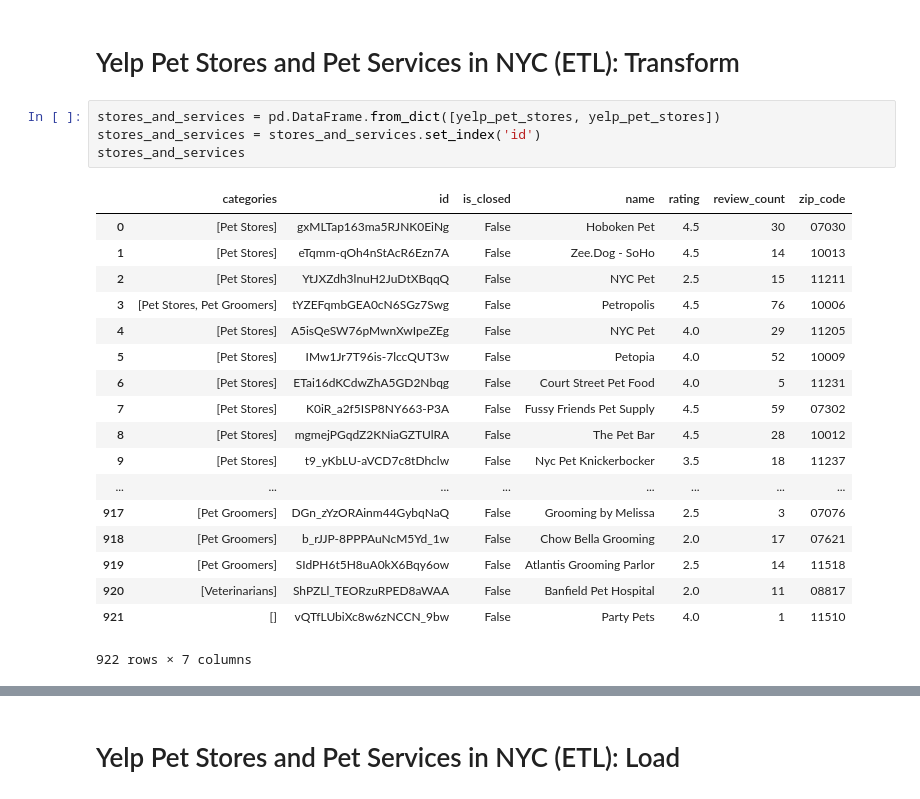
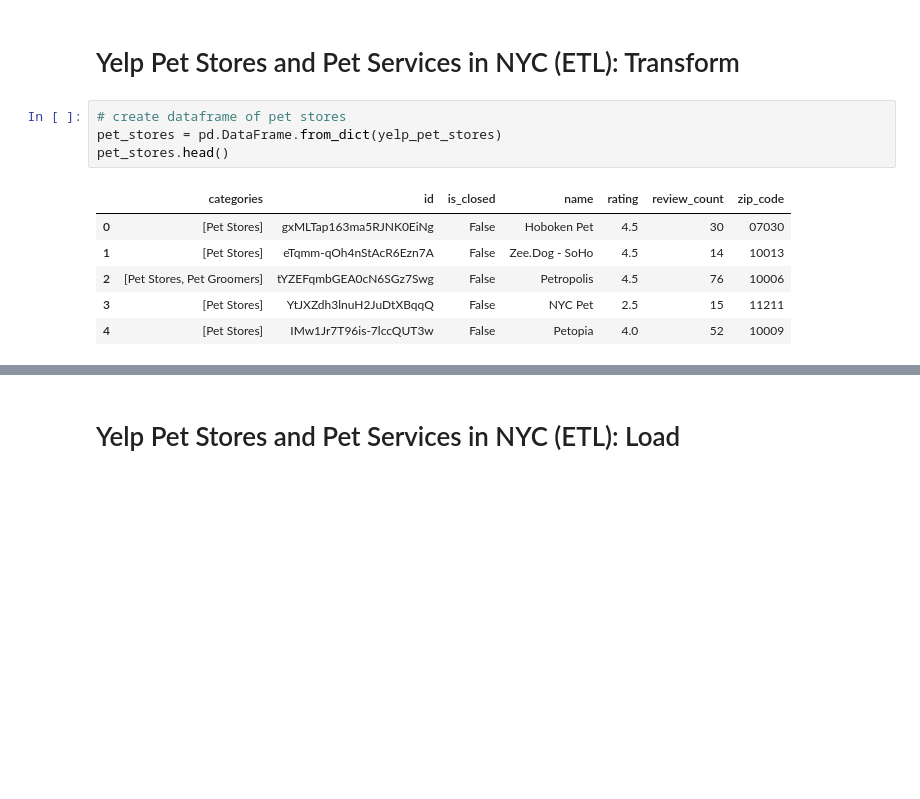
Before and after one commit to acdick/framing_data_with_dataframes, a Jupyter notebook: Source/02_Pet_Stores_and_Services.ipynb, the cells around one changed output, grey strips where cells are left out. Saved outputs shown, nothing was run; the diff lists cells and outputs as text; blank space fills up the shorter version.

```diff
--- a/Source/02_Pet_Stores_and_Services.ipynb
+++ b/Source/02_Pet_Stores_and_Services.ipynb
@@ -93,25 +115,13 @@ yelp_pet_services = call_yelp(pet_services, location, search_max)
 # %% [markdown]
 # Yelp Pet Stores and Pet Services in NYC (ETL): Transform
-# %%
-stores_and_services = pd.DataFrame.from_dict([yelp_pet_stores, yelp_pet_stores])
-stores_and_services = stores_and_services.set_index('id')
-stores_and_services
-# %% [output]
-|  | categories | id | is_closed | name | rating | review_count | zip_code |
-| 0 | [Pet Stores] | gxMLTap163ma5RJNK0EiNg | False | Hoboken Pet | 4.5 | 30 | 07030 |
-| 1 | [Pet Stores] | eTqmm-qOh4nStAcR6Ezn7A | False | Zee.Dog - SoHo | 4.5 | 14 | 10013 |
-| 2 | [Pet Stores] | YtJXZdh3lnuH2JuDtXBqqQ | False | NYC Pet | 2.5 | 15 | 11211 |
-| 3 | [Pet Stores, Pet Groomers] | tYZEFqmbGEA0cN6SGz7Swg | False | Petropolis | 4.5 | 76 | 10006 |
-| 4 | [Pet Stores] | A5isQeSW76pMwnXwIpeZEg | False | NYC Pet | 4.0 | 29 | 11205 |
-| 5 | [Pet Stores] | IMw1Jr7T96is-7lccQUT3w | False | Petopia | 4.0 | 52 | 10009 |
-| 6 | [Pet Stores] | ETai16dKCdwZhA5GD2Nbqg | False | Court Street Pet Food | 4.0 | 5 | 11231 |
-| 7 | [Pet Stores] | K0iR_a2f5ISP8NY663-P3A | False | Fussy Friends Pet Supply | 4.5 | 59 | 07302 |
-| 8 | [Pet Stores] | mgmejPGqdZ2KNiaGZTUlRA | False | The Pet Bar | 4.5 | 28 | 10012 |
-| 9 | [Pet Stores] | t9_yKbLU-aVCD7c8tDhclw | False | Nyc Pet Knickerbocker | 3.5 | 18 | 11237 |
-| ... | ... | ... | ... | ... | ... | ... | ... |
-| 917 | [Pet Groomers] | DGn_zYzORAinm44GybqNaQ | False | Grooming by Melissa | 2.5 | 3 | 07076 |
-| 918 | [Pet Groomers] | b_rJJP-8PPPAuNcM5Yd_1w | False | Chow Bella Grooming | 2.0 | 17 | 07621 |
-| 919 | [Pet Groomers] | SIdPH6t5H8uA0kX6Bqy6ow | False | Atlantis Grooming Parlor | 2.5 | 14 | 11518 |
-| 920 | [Veterinarians] | ShPZLl_TEORzuRPED8aWAA | False | Banfield Pet Hospital | 2.0 | 11 | 08817 |
-| 921 | [] | vQTfLUbiXc8w6zNCCN_9bw | False | Party Pets | 4.0 | 1 | 11510 |
-922 rows × 7 columns
+# %%
+# create dataframe of pet stores
+pet_stores = pd.DataFrame.from_dict(yelp_pet_stores)
+pet_stores.head()
+# %% [output]
+|  | categories | id | is_closed | name | rating | review_count | zip_code |
+| 0 | [Pet Stores] | gxMLTap163ma5RJNK0EiNg | False | Hoboken Pet | 4.5 | 30 | 07030 |
+| 1 | [Pet Stores] | eTqmm-qOh4nStAcR6Ezn7A | False | Zee.Dog - SoHo | 4.5 | 14 | 10013 |
+| 2 | [Pet Stores, Pet Groomers] | tYZEFqmbGEA0cN6SGz7Swg | False | Petropolis | 4.5 | 76 | 10006 |
+| 3 | [Pet Stores] | YtJXZdh3lnuH2JuDtXBqqQ | False | NYC Pet | 2.5 | 15 | 11211 |
+| 4 | [Pet Stores] | IMw1Jr7T96is-7lccQUT3w | False | Petopia | 4.0 | 52 | 10009 |
```
Also changed, not shown: parts of 18 cells of this notebook, 1 other file.
